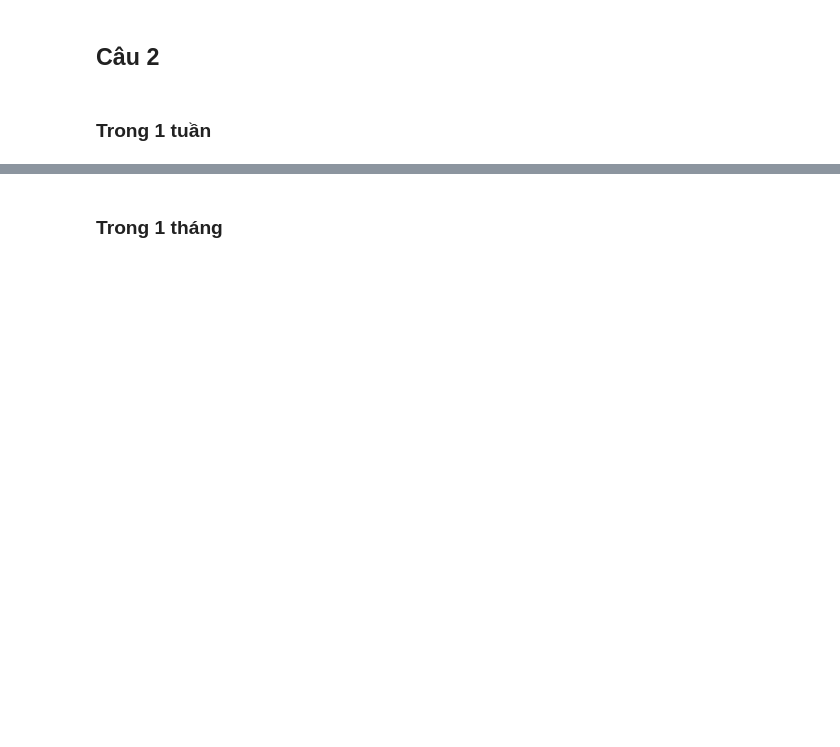
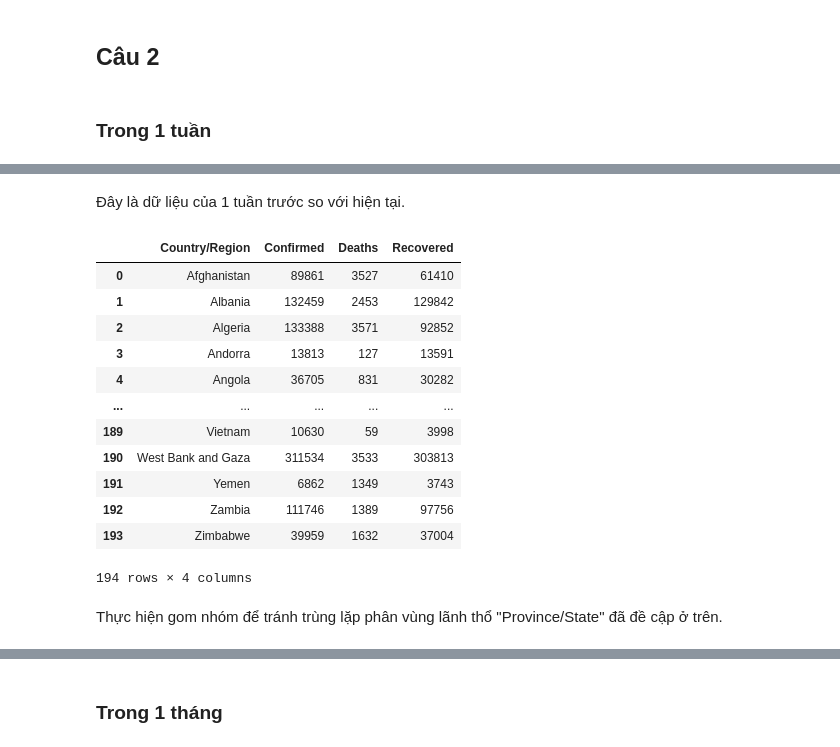
Before and after one commit to LT-cho-KHDL/Final-lab-p4ds, a Jupyter notebook: Final.ipynb, the cells around one changed output, grey strips where cells are left out. Saved outputs shown, nothing was run; the diff lists cells and outputs as text; code cells hidden in the pictures; blank space fills up the shorter version.

```diff
--- a/Final.ipynb
+++ b/Final.ipynb
@@ -268,0 +313,21 @@ infected_num_one_week_df
+# %% [markdown]
+ Đây là dữ liệu của 1 tuần trước so với hiện tại.
+# %%
+week_df = week_df.groupby('Country/Region')[['Confirmed', 'Deaths','Recovered']].sum().reset_index()
+week_df
+# %% [output]
+|  | Country/Region | Confirmed | Deaths | Recovered |
+| 0 | Afghanistan | 89861 | 3527 | 61410 |
+| 1 | Albania | 132459 | 2453 | 129842 |
+| 2 | Algeria | 133388 | 3571 | 92852 |
+| 3 | Andorra | 13813 | 127 | 13591 |
+| 4 | Angola | 36705 | 831 | 30282 |
+| ... | ... | ... | ... | ... |
+| 189 | Vietnam | 10630 | 59 | 3998 |
+| 190 | West Bank and Gaza | 311534 | 3533 | 303813 |
+| 191 | Yemen | 6862 | 1349 | 3743 |
+| 192 | Zambia | 111746 | 1389 | 97756 |
+| 193 | Zimbabwe | 39959 | 1632 | 37004 |
+194 rows × 4 columns
+# %% [markdown]
+Thực hiện gom nhóm để tránh trùng lặp phân vùng lãnh thổ "Province/State" đã đề cập ở trên.
```
Also changed, not shown: parts of 36 cells of this notebook.
